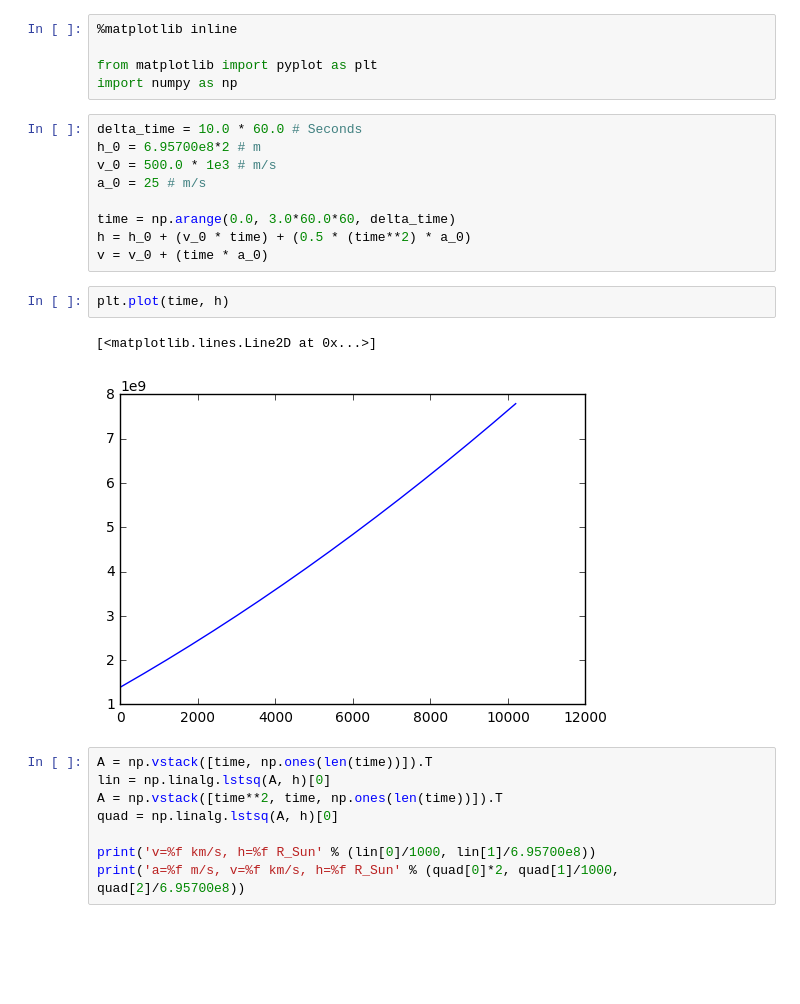
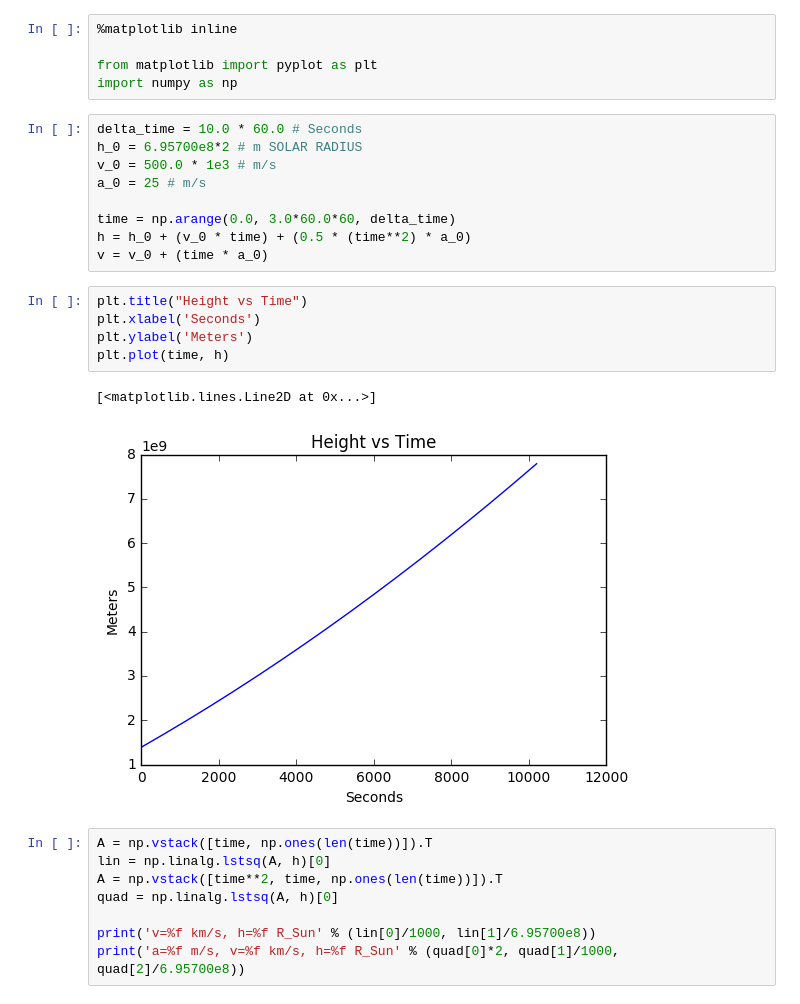
Before and after one commit to speerbetsy/analyzing_cme_speed, a Jupyter notebook: notebooks/Fitting.ipynb, the cells around one changed output. Cells and saved outputs as stored; diff of their text form; blank space fills up the shorter version.

```diff
--- a/notebooks/Fitting.ipynb
+++ b/notebooks/Fitting.ipynb
@@ -5,18 +5,21 @@ from matplotlib import pyplot as plt
 import numpy as np
 # %%
 delta_time = 10.0 * 60.0 # Seconds
-h_0 = 6.95700e8*2 # m
+h_0 = 6.95700e8*2 # m SOLAR RADIUS
 v_0 = 500.0 * 1e3 # m/s
 a_0 = 25 # m/s
 
 time = np.arange(0.0, 3.0*60.0*60, delta_time)
 h = h_0 + (v_0 * time) + (0.5 * (time**2) * a_0)
 v = v_0 + (time * a_0)
-# %%
-plt.plot(time, h)
-# %% [output]
-[<matplotlib.lines.Line2D at 0x...>]
-[figure, removed]
+# %%
+plt.title("Height vs Time")
+plt.xlabel('Seconds')
+plt.ylabel('Meters')
+plt.plot(time, h)
+# %% [output]
+[<matplotlib.lines.Line2D at 0x...>]
+[figure, added]
 # %%
 A = np.vstack([time, np.ones(len(time))]).T
 lin = np.linalg.lstsq(A, h)[0]
```
Also changed, not shown: parts of 1 cell of this notebook, 9 other files.
